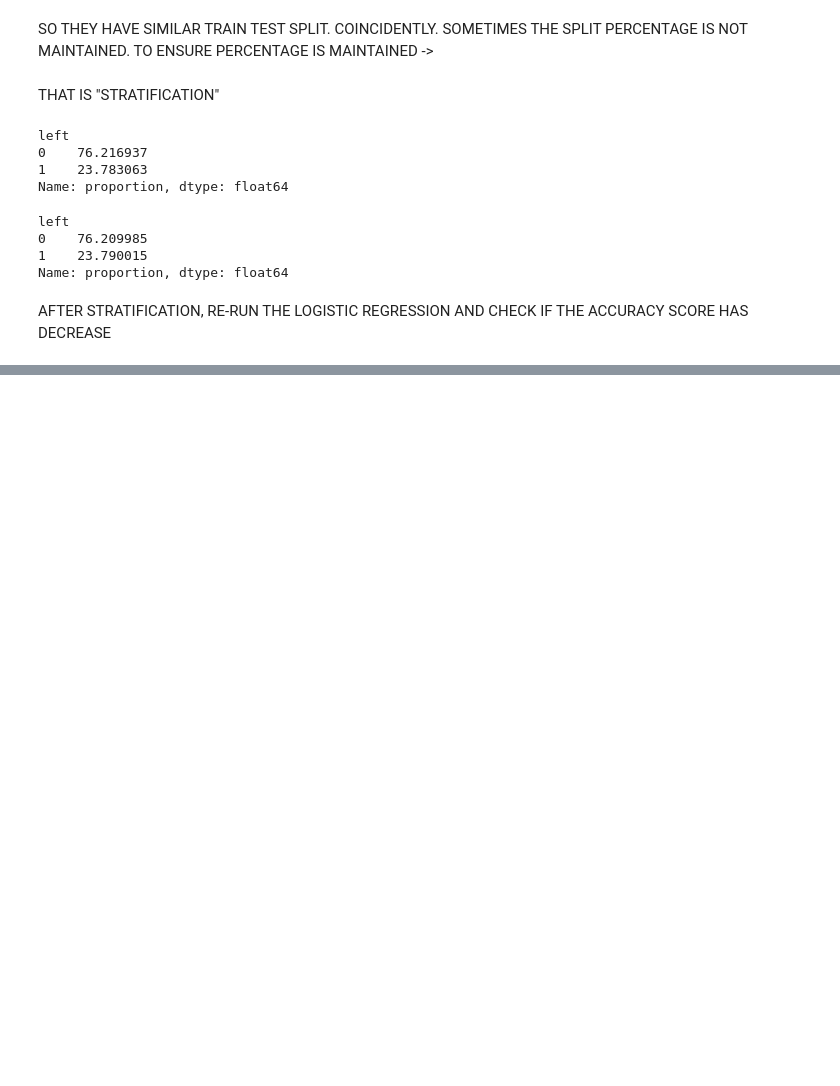
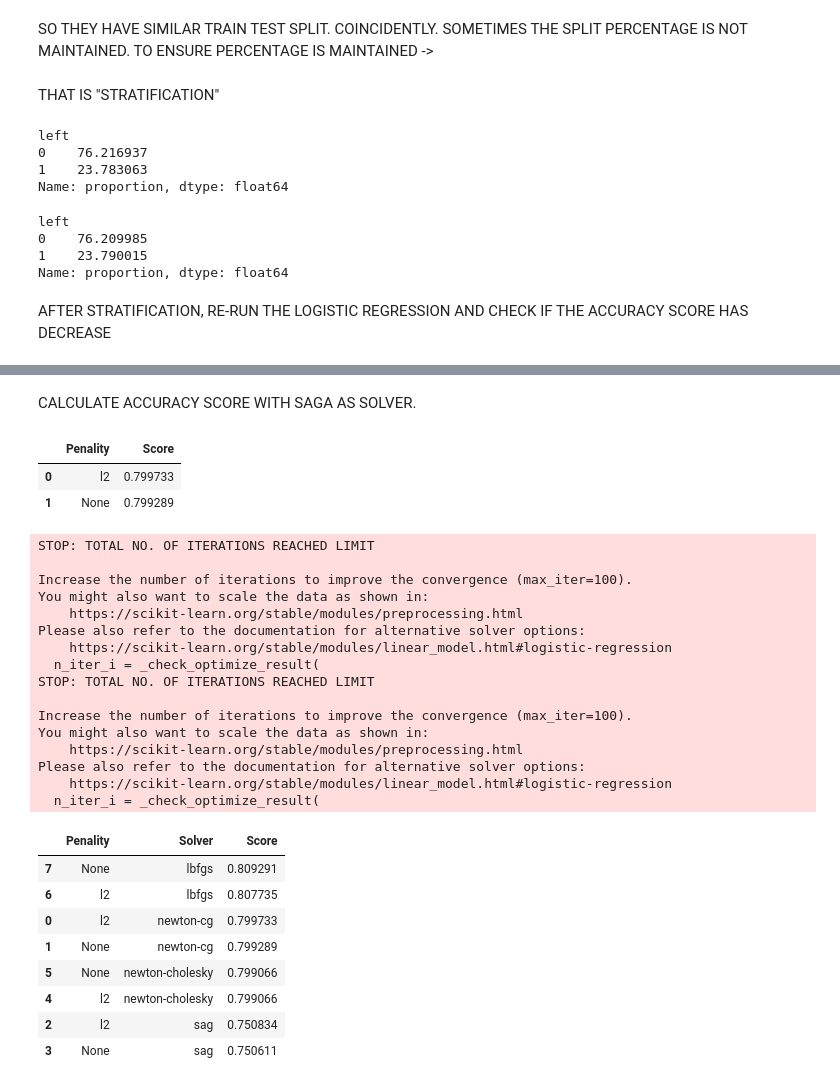
Before and after one commit to DAI-ai-code/Machine-Learning, a Jupyter notebook: day2/theory/hr.ipynb, the cells around one changed output, grey strips where cells are left out. Drawn from its saved outputs; the diff is of its cells as text; code cells hidden in the pictures; blank space fills up the shorter version.

```diff
--- a/day2/theory/hr.ipynb
+++ b/day2/theory/hr.ipynb
@@ -167,0 +168,77 @@ accuracy_score(y_test, y_pred)
+# %% [markdown]
+CALCULATE ACCURACY SCORE WITH SAGA AS SOLVER.
+# %%
+scores = []
+penalties = ['l1','l2','elasticnet',None]
+solver = 'saga'
+
+for i in penalties:
+    lr = LogisticRegression(solver=solver, penalty=i, l1_ratio=0.5)
+    lr.fit(X_train, y_train)
+    y_pred = lr.predict(X_test)
+    scores.append([i, accuracy_score(y_test,y_pred)])
+df_scores = pd.DataFrame(scores, columns=['Penalty','Score'])
+df_scores.sort_values('Score', ascending=False)
+# %%
+scores = []
+penalties = ['l2', None]
+solver = 'newton-cg'
+# ['newton-cg', 'newton-cholesky']
+
+# for s in solver:
+for i in penalties:
+    lr = LogisticRegression(solver=solver, penalty=i, l1_ratio=0.5)
+    lr.fit(X_train, y_train)
+    y_pred = lr.predict(X_test)
+    scores.append([i, accuracy_score(y_test, y_pred)])
+
+
+df_scores = pd.DataFrame(scores, columns=['Penality', 'Score'])
+df_scores.sort_values('Score', ascending=False)
+# %% [output]
+|  | Penality | Score |
+| 0 | l2 | 0.799733 |
+| 1 | None | 0.799289 |
+# %%
+scores = []
+penalties = ['l2', None]
+solver = ['newton-cg', 'sag', 'newton-cholesky', 'lbfgs']
+# ['newton-cg', 'newton-cholesky']
+
+for s in solver:
+    for i in penalties:
+        lr = LogisticRegression(solver=s, penalty=i, l1_ratio=0.5)
+        lr.fit(X_train, y_train)
+        y_pred = lr.predict(X_test)
+        scores.append([i, s, accuracy_score(y_test, y_pred)])
+
+
+
+df_scores = pd.DataFrame(scores, columns=['Penality','Solver', 'Score'])
+df_scores.sort_values('Score', ascending=False)
+# %% [output]
+STOP: TOTAL NO. OF ITERATIONS REACHED LIMIT
+
+Increase the number of iterations to improve the convergence (max_iter=100).
+You might also want to scale the data as shown in:
+    https://scikit-learn.org/stable/modules/preprocessing.html
+Please also refer to the documentation for alternative solver options:
+    https://scikit-learn.org/stable/modules/linear_model.html#logistic-regression
+  n_iter_i = _check_optimize_result(
+STOP: TOTAL NO. OF ITERATIONS REACHED LIMIT
+
+Increase the number of iterations to improve the convergence (max_iter=100).
+You might also want to scale the data as shown in:
+    https://scikit-learn.org/stable/modules/preprocessing.html
+Please also refer to the documentation for alternative solver options:
+    https://scikit-learn.org/stable/modules/linear_model.html#logistic-regression
+  n_iter_i = _check_optimize_result(
+|  | Penality | Solver | Score |
+| 7 | None | lbfgs | 0.809291 |
+| 6 | l2 | lbfgs | 0.807735 |
+| 0 | l2 | newton-cg | 0.799733 |
+| 1 | None | newton-cg | 0.799289 |
+| 5 | None | newton-cholesky | 0.799066 |
+| 4 | l2 | newton-cholesky | 0.799066 |
+| 2 | l2 | sag | 0.750834 |
+| 3 | None | sag | 0.750611 |
```
Also changed, not shown: parts of 2 cells of this notebook, 1 other file.
